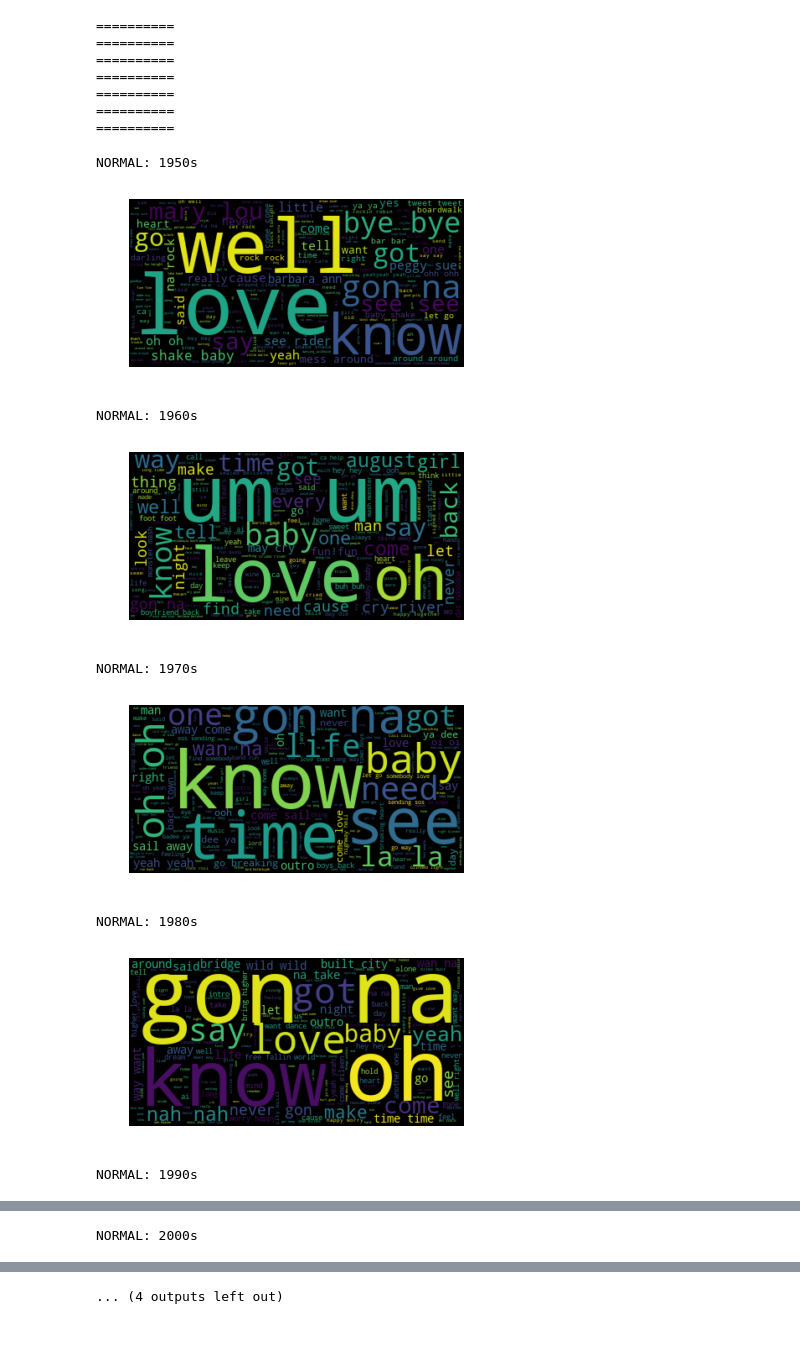
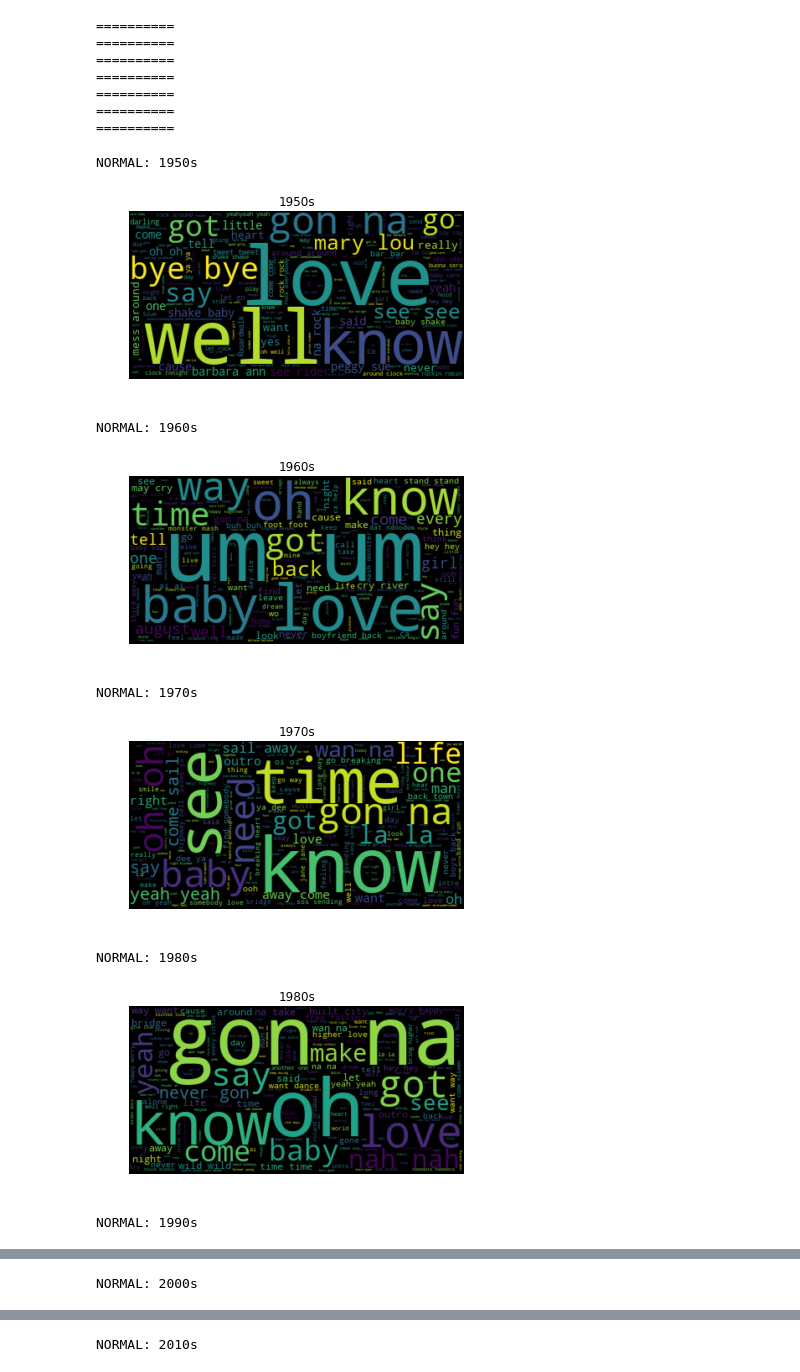
Before and after one commit to hackerman084/MusicOverTheDecades, a Jupyter notebook: Spotify Final.ipynb, the cells around one changed output, grey strips where cells are left out. Cells and saved outputs as stored; diff of their text form; code cells hidden in the pictures; blank space fills up the shorter version.

```diff
--- a/Spotify Final.ipynb
+++ b/Spotify Final.ipynb
@@ -401,13 +401,13 @@ def generate_normal_wordcloud(words):
 
 def generate_frequency_wordcloud(freq):
     wc = WordCloud()
-    # generate word cloud
     wc.generate_from_frequencies(freq)
     return wc
 
-def display_wordcloud(wordcloud):
+def display_wordcloud(wordcloud, decade):
     # Generate a word cloud image
     # Display the generated image:
+    plt.title(decade)
     plt.imshow(wordcloud, interpolation='bilinear')
     plt.axis("off")
     plt.show()
@@ -433,14 +433,14 @@ for name, group in decades_group:
 # %%
 for key, value in decade_lyrics.items():
     print("NORMAL: "+key)
-    display_wordcloud(generate_wordcloud(value))
+    display_wordcloud(generate_wordcloud(value), key)
 # %% [output]
 NORMAL: 1950s
-[figure, old version]
+[figure, new version]
 NORMAL: 1960s
-[figure, old version]
+[figure, new version]
 NORMAL: 1970s
-[figure, old version]
+[figure, new version]
 NORMAL: 1980s
-[figure, old version]
+[figure, new version]
 NORMAL: 1990s
@@ -450 +450 @@ NORMAL: 2000s
-... (4 outputs left out)
+NORMAL: 2010s
```
Also changed, not shown: parts of 3 cells of this notebook.
